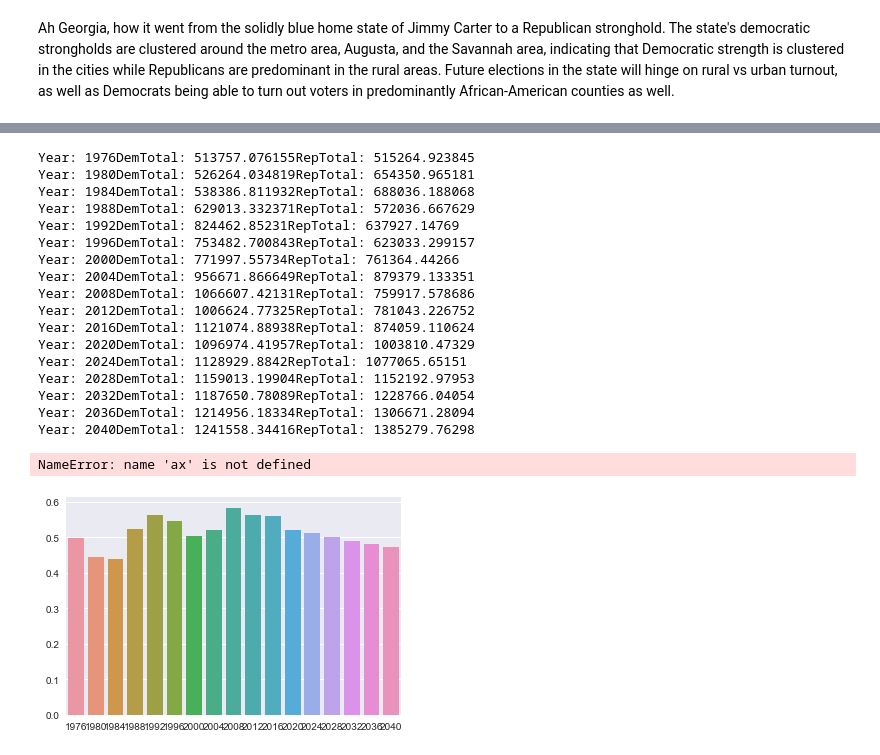
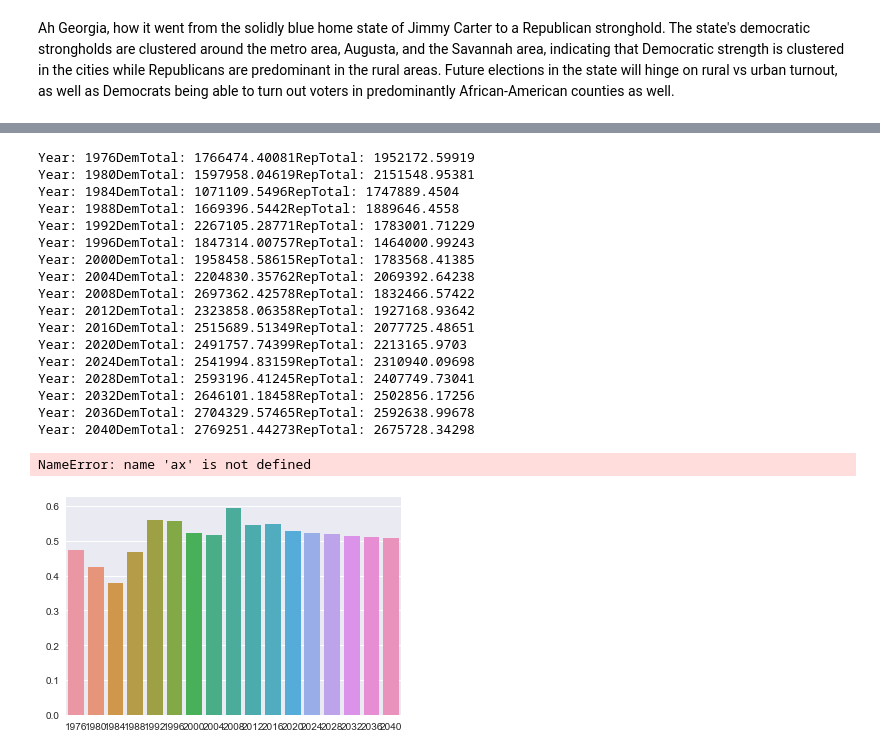
Before and after one commit to manav95/PartisanLeanRepo, a Jupyter notebook: CountyPartisanLean.ipynb, the cells around one changed output, grey strips where cells are left out. Saved outputs shown, nothing was run; the diff lists cells and outputs as text; code cells hidden in the pictures.

```diff
--- a/CountyPartisanLean.ipynb
+++ b/CountyPartisanLean.ipynb
@@ -768,12 +784,12 @@ None
 #lets project turnouts linearly given existing trends and steady growth/deline in areas
 # %%
 for i in range(2020, 2044, 4):
-    oregonResults[str(year)+"Total"] = pd.Series(np.random.randn(len(oregonResults)), index=oregonResults.index)
+    illinoisResults[str(year)+"Total"] = pd.Series(np.random.randn(len(illinoisResults)), index=illinoisResults.index)
 # %%
 i = 0
 totalList = []
 for year in range(1988, 2020, 4):
-    total = oregonResults.get_value(i, str(year)+"Total")
+    total = illinoisResults.get_value(i, str(year)+"Total")
     totalList.append(total)
 
 print(totalList)
@@ -782,10 +798,10 @@ print(totalList)
 # %%
-for i in range(0, len(oregonResults)):
+for i in range(0, len(illinoisResults)):
     partisans = []
     aList = []
     a = 1
     for year in range(1988, 2020, 4):
-        partisans.append(oregonResults.get_value(i, str(year)+"Total"))
+        partisans.append(illinoisResults.get_value(i, str(year)+"Total"))
         aList.append(a)
         a += 1
 
@@ -798,6 +814,6 @@ for i in range(0, len(oregonResults)):
         value = (slope * val) + intercept
         print(year)
         print(value)
-        oregonResults.set_value(i, str(year)+"Total", value)
+        illinoisResults.set_value(i, str(year)+"Total", value)
         val += 1
 # %% [output]
@@ -863,20 +879,20 @@ slider = widgets.IntSlider(value=1976, min=1976, max=2040, step=4)
 interact(constructTreemapForYear, year=slider)
 None
 # %%
-oregonDemTotals = []
-oregonRepubTotals = []
+illinoisDemTotals = []
+illinoisRepubTotals = []
 
 for year in range(1976, 2044, 4):
        dTotal = 0.0
        rTotal = 0.0
        if (year <= 2016):
-          for i in range(len(oregonResults)):
-              dTotal += oregonResults.get_value(i, str(year)+"D") * oregonResults.get_value(i, str(year)+"Total")
-              rTotal += oregonResults.get_value(i, str(year)+"R") * oregonResults.get_value(i, str(year)+"Total")
+          for i in range(len(illinoisResults)):
+              dTotal += illinoisResults.get_value(i, str(year)+"D") * illinoisResults.get_value(i, str(year)+"Total")
+              rTotal += illinoisResults.get_value(i, str(year)+"R") * illinoisResults.get_value(i, str(year)+"Total")
        else: #based on partisan lean and national vote being tied
-          for i in range(len(oregonResults)):
-              dPerc = .5 + oregonResults.get_value(i, "Partisan Lean " + str(year))
-              rPerc = .5 - oregonResults.get_value(i, "Partisan Lean " + str(year))
+          for i in range(len(illinoisResults)):
+              dPerc = .5 + illinoisResults.get_value(i, "Partisan Lean " + str(year))
+              rPerc = .5 - illinoisResults.get_value(i, "Partisan Lean " + str(year))
               if (dPerc < 0):
                  dPerc = 0.0
               if (dPerc > 1):
@@ -886,43 +902,43 @@ for year in range(1976, 2044, 4):
               if (rPerc > 1):
                   rPerc = 1.0
 
-              dTotal += oregonResults.get_value(i, str(year)+"Total") * dPerc
-              rTotal += oregonResults.get_value(i, str(year)+"Total") * rPerc
+              dTotal += illinoisResults.get_value(i, str(year)+"Total") * dPerc
+              rTotal += illinoisResults.get_value(i, str(year)+"Total") * rPerc
 
        print("Year: " + str(year) + "DemTotal: " + str(dTotal) + "RepTotal: " + str(rTotal))
-       oregonDemTotals.append(dTotal/(dTotal+rTotal))
-       oregonRepubTotals.append(rTotal/(dTotal+rTotal))
+       illinoisDemTotals.append(dTotal/(dTotal+rTotal))
+       illinoisRepubTotals.append(rTotal/(dTotal+rTotal))
 # %% [output]
-Year: 1976DemTotal: 513757.076155RepTotal: 515264.923845
-Year: 1980DemTotal: 526264.034819RepTotal: 654350.965181
-Year: 1984DemTotal: 538386.811932RepTotal: 688036.188068
-Year: 1988DemTotal: 629013.332371RepTotal: 572036.667629
-Year: 1992DemTotal: 824462.85231RepTotal: 637927.14769
-Year: 1996DemTotal: 753482.700843RepTotal: 623033.299157
-Year: 2000DemTotal: 771997.55734RepTotal: 761364.44266
-Year: 2004DemTotal: 956671.866649RepTotal: 879379.133351
-Year: 2008DemTotal: 1066607.42131RepTotal: 759917.578686
-Year: 2012DemTotal: 1006624.77325RepTotal: 781043.226752
-Year: 2016DemTotal: 1121074.88938RepTotal: 874059.110624
-Year: 2020DemTotal: 1096974.41957RepTotal: 1003810.47329
-Year: 2024DemTotal: 1128929.8842RepTotal: 1077065.65151
-Year: 2028DemTotal: 1159013.19904RepTotal: 1152192.97953
-Year: 2032DemTotal: 1187650.78089RepTotal: 1228766.04054
-Year: 2036DemTotal: 1214956.18334RepTotal: 1306671.28094
-Year: 2040DemTotal: 1241558.34416RepTotal: 1385279.76298
+Year: 1976DemTotal: 1766474.40081RepTotal: 1952172.59919
+Year: 1980DemTotal: 1597958.04619RepTotal: 2151548.95381
+Year: 1984DemTotal: 1071109.5496RepTotal: 1747889.4504
+Year: 1988DemTotal: 1669396.5442RepTotal: 1889646.4558
+Year: 1992DemTotal: 2267105.28771RepTotal: 1783001.71229
+Year: 1996DemTotal: 1847314.00757RepTotal: 1464000.99243
+Year: 2000DemTotal: 1958458.58615RepTotal: 1783568.41385
+Year: 2004DemTotal: 2204830.35762RepTotal: 2069392.64238
+Year: 2008DemTotal: 2697362.42578RepTotal: 1832466.57422
+Year: 2012DemTotal: 2323858.06358RepTotal: 1927168.93642
+Year: 2016DemTotal: 2515689.51349RepTotal: 2077725.48651
+Year: 2020DemTotal: 2491757.74399RepTotal: 2213165.9703
+Year: 2024DemTotal: 2541994.83159RepTotal: 2310940.09698
+Year: 2028DemTotal: 2593196.41245RepTotal: 2407749.73041
+Year: 2032DemTotal: 2646101.18458RepTotal: 2502856.17256
+Year: 2036DemTotal: 2704329.57465RepTotal: 2592638.99678
+Year: 2040DemTotal: 2769251.44273RepTotal: 2675728.34298
 # %%
-sns.barplot(x=list(range(1976, 2044, 4)), y=oregonDemTotals)
+sns.barplot(x=list(range(1976, 2044, 4)), y=illinoisDemTotals)
 fig = plt.gcf()
 
 yList = []
 s = 0.0
 for a in range(20):
     s += .05
     yList.append(s)
 
 ax.set_yticks(yList)
 fig.set_size_inches(20, 16)
 # %% [output]
 NameError: name 'ax' is not defined
-[figure, old version]
+[figure, new version]
 # %%
```
Also changed, not shown: parts of 15 cells of this notebook, 3 other files.
